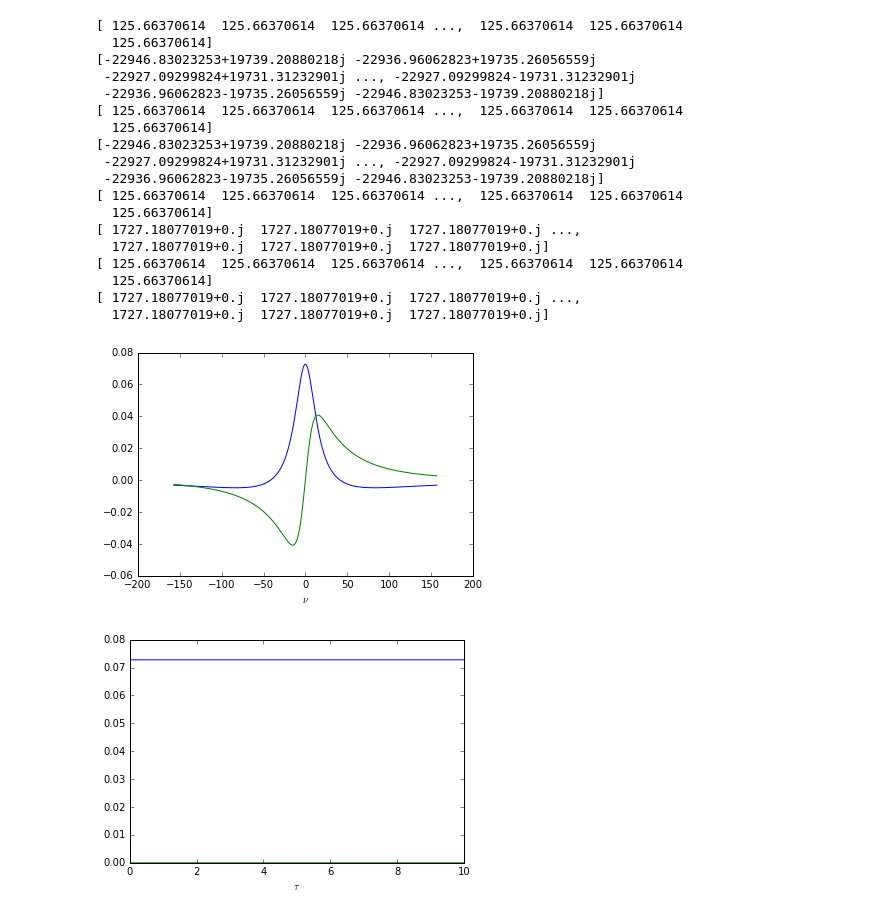
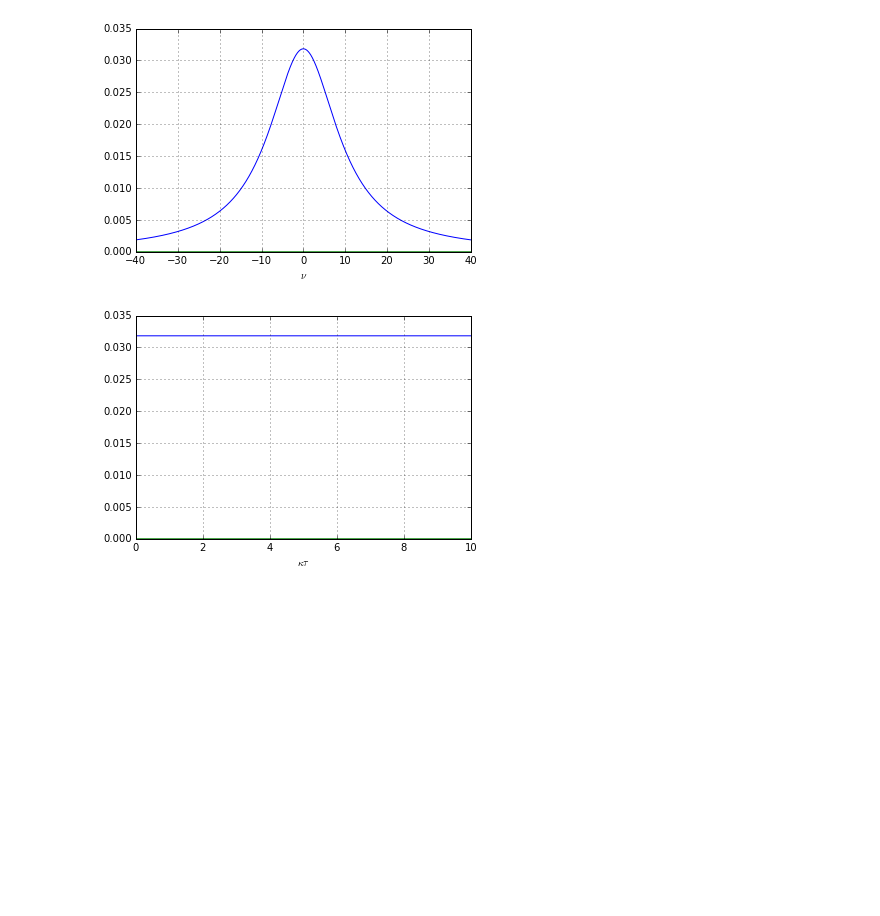
Before and after one commit to nemetniki/DPA, a Jupyter notebook: Commutator.ipynb, the cells around one changed output. Saved outputs shown, nothing was run; the diff lists cells and outputs as text; code cells hidden in the pictures; blank space fills up the shorter version.

```diff
--- a/Commutator.ipynb
+++ b/Commutator.ipynb
@@ -10,32 +15,32 @@ a^\dagger(-\nu) &= -\frac{\sqrt{2\kappa}}{m^\prime(\nu)}\left[d_-(\nu)a^\dagger_
 # %%
 %matplotlib inline
+import matplotlib.pyplot as plt
 from pylab import *
-import matplotlib.pyplot as plt
 from scipy import integrate
-matplotlib.rcParams['backend'] = 'TkAgg'
 kappa = 10.*2.*pi
-k     = 0.
+k     = 1.*kappa
 phi   = 0.
 Delta = 0.
-eps   = .75*kappa
+eps   = .5*kappa
 
 def f(nu,ktau):
     tau   = ktau/kappa
-    nom   = 2*(kappa+k*cos(phi+nu*tau))
-    denom = (kappa-1j*(nu+Delta)+k*exp(1j*(nu*tau-phi)))*(kappa-1j*(nu-Delta)+k*exp(1j*(nu*tau+phi)))-eps**2
-    print(nom)
-    print(denom)
-    return (nom/denom)
-
+    dp    = kappa - 1j*(nu+Delta) + k*exp(1j*(nu*tau-phi))
+    dm    = kappa - 1j*(nu-Delta) + k*exp(1j*(nu*tau+phi))
+    mp    = dp*dm-eps**2
+    first = abs(dp)**2 - eps**2
+    secon = kappa + k*cos(nu*tau+phi)
+    comm  = 2*first*secon / abs(mp)**2
+    return comm
 def fint(ktau):
     return integrate.quad(f, -np.inf, np.inf, args=(ktau))[0]
 
 vec_fint = np.vectorize(fint)
 ktauvec = linspace(0,4.,100)
 
-#figure(1)
-plt.plot(ktauvec, vec_fint(ktauvec));
+figure(1)
+plt.plot(ktauvec, vec_fint(ktauvec)/2/pi);
 plt.xlabel('$\kappa\\tau$', fontsize=20)
 plt.ylabel('$[a,a^\dagger]$',fontsize=20)
-show()
+plt.show()
 # %% [output]
@@ -60,36 +53,20 @@ show()
 # %%
 f1=lambda nu : f(nu,0);
 figure(1)
-nu = linspace(-25*2*pi,25*2*pi,10000)
-plot(nu,f1(nu).real,nu,f1(nu).imag)
+nu = linspace(-40*2*pi,40*2*pi,10000)
+plot(nu/2/pi,f1(nu).real,nu/2/pi,f1(nu).imag)
+grid(True)
 xlabel("$\\nu$")
 f2=lambda ktau : f(0,ktau)
 figure(2)
 ktau = linspace(0,10,10000)
 plot(ktau,f2(ktau).real,ktau,f2(ktau).imag)
-xlabel("$\\tau$")
+grid(True)
+xlabel("$\kappa\\tau$")
 show()
 # %% [output]
-[ 125.66370614  125.66370614  125.66370614 ...,  125.66370614  125.66370614
-  125.66370614]
-[-22946.83023253+19739.20880218j -22936.96062823+19735.26056559j
- -22927.09299824+19731.31232901j ..., -22927.09299824-19731.31232901j
- -22936.96062823-19735.26056559j -22946.83023253-19739.20880218j]
-[ 125.66370614  125.66370614  125.66370614 ...,  125.66370614  125.66370614
-  125.66370614]
-[-22946.83023253+19739.20880218j -22936.96062823+19735.26056559j
- -22927.09299824+19731.31232901j ..., -22927.09299824-19731.31232901j
- -22936.96062823-19735.26056559j -22946.83023253-19739.20880218j]
-[ 125.66370614  125.66370614  125.66370614 ...,  125.66370614  125.66370614
-  125.66370614]
-[ 1727.18077019+0.j  1727.18077019+0.j  1727.18077019+0.j ...,
-  1727.18077019+0.j  1727.18077019+0.j  1727.18077019+0.j]
-[ 125.66370614  125.66370614  125.66370614 ...,  125.66370614  125.66370614
-  125.66370614]
-[ 1727.18077019+0.j  1727.18077019+0.j  1727.18077019+0.j ...,
-  1727.18077019+0.j  1727.18077019+0.j  1727.18077019+0.j]
-[figure, old version]
+[figure, new version]
-[figure, old version]
+[figure, new version]
 # %%
 from functools import partial
 from scipy.fftpack import fft
```
Also changed, not shown: parts of 4 cells of this notebook.
